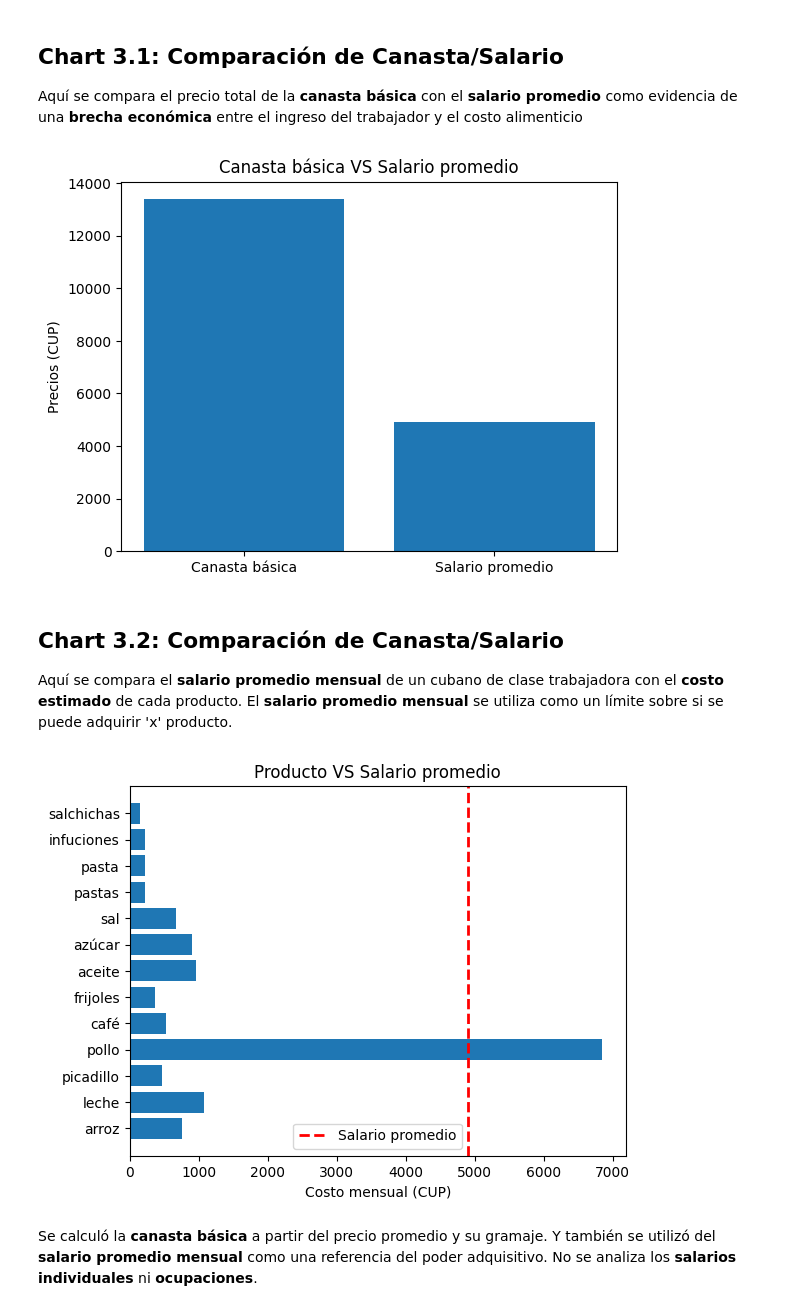
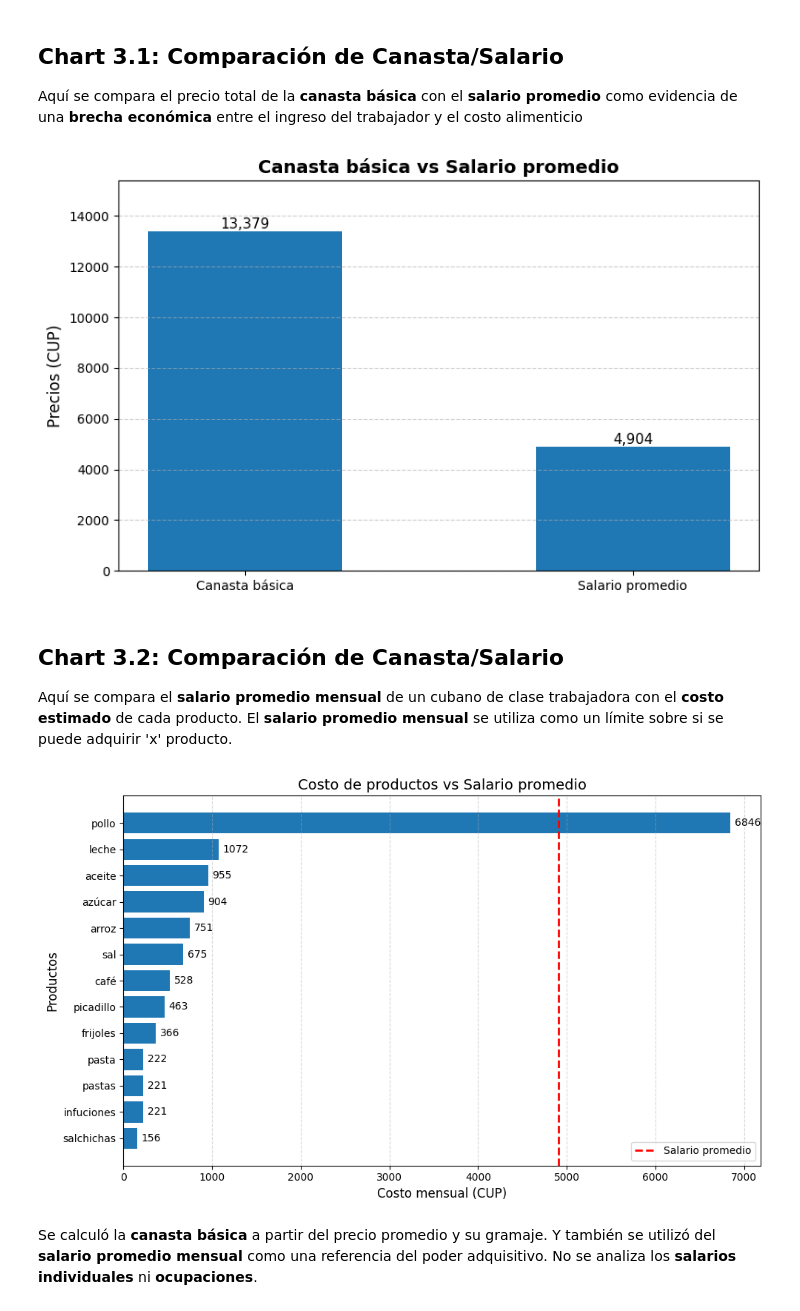
Before and after one commit to L14Npy/project_01, a Jupyter notebook: story.ipynb, the cells around one changed output. Drawn from its saved outputs; the diff is of its cells as text; code cells hidden in the pictures.

```diff
--- a/story.ipynb
+++ b/story.ipynb
@@ -62,17 +131,90 @@ Cada violín muestra la densidad de precios para un producto en especifico, así
 
 Aquí se compara el precio total de la **canasta básica** con el **salario promedio** como evidencia de una **brecha económica** entre el ingreso del trabajador y el costo alimenticio
 # %%
+def ChartCostBasket():
+    labels = ['Canasta básica', 'Salario promedio']
+    values = [CostBasket(), AverageSalarie(1)]
+
+    plt.figure(figsize=(8, 5))
+
+    bars = plt.bar(labels, values, width=0.5)
+
+    plt.title('Canasta básica vs Salario promedio', fontsize=14, fontweight='bold')
+    plt.ylabel('Precios (CUP)', fontsize=12)
+
+    # Rejilla horizontal
+    plt.grid(axis='y', linestyle='--', alpha=0.6)
+
+    # Mostrar valores encima de cada barra
+    for bar in bars:
+        height = bar.get_height()
+        plt.text(
+            bar.get_x() + bar.get_width() / 2,
+            height,
+            f'{height:,.0f}',
+            ha='center',
+            va='bottom',
+            fontsize=11
+        )
+
+    # Ajustar límites para que no queden pegadas al borde
+    plt.ylim(0, max(values) * 1.15)
+
+    plt.tight_layout()
+    plt.show()
+
 ChartCostBasket()
 # %% [output]
-[figure, old version]
+[figure, new version]
 # %% [markdown]
 ## Chart 3.2: Comparación de Canasta/Salario
 
 Aquí se compara el **salario promedio mensual** de un cubano de clase trabajadora con el **costo estimado** de cada producto. El **salario promedio mensual** se utiliza como un límite sobre si se puede adquirir 'x' producto.
 # %%
+def ChartCostBasket2():
+    data = CostBasket2()
+    products = list(data.keys())
+    prices = list(data.values())
+
+    # Ordenar por precio (mejora lectura)
+    products, prices = zip(*sorted(zip(products, prices), key=lambda x: x[1]))
+
+    plt.figure(figsize=(10, 6))
+
+    bars = plt.barh(products, prices)
+
+    # Línea del salario promedio
+    avg_salary = AverageSalarie(1)
+    plt.axvline(
+        x=avg_salary,
+        linestyle='--',
+        linewidth=2,
+        color='red',
+        label='Salario promedio'
+    )
+
+    # Etiquetas de valor en cada barra
+    for bar in bars:
+        width = bar.get_width()
+        plt.text(
+            width + avg_salary * 0.01,
+            bar.get_y() + bar.get_height() / 2,
+            f'{width:.0f}',
+            va='center'
+        )
+
+    plt.title('Costo de productos vs Salario promedio', fontsize=14)
+    plt.xlabel('Costo mensual (CUP)', fontsize=12)
+    plt.ylabel('Productos', fontsize=12)
+
+    plt.grid(axis='x', linestyle='--', alpha=0.5)
+    plt.legend()
+    plt.tight_layout()
+    plt.show()
+
 ChartCostBasket2()
 # %% [output]
-[figure, old version]
+[figure, new version]
 # %% [markdown]
 Se calculó la **canasta básica** a partir del precio promedio y su gramaje. Y también se utilizó del **salario promedio mensual** como una referencia del poder adquisitivo. No se analiza los **salarios individuales** ni **ocupaciones**.
 # %% [markdown]
```
Also changed, not shown: parts of 6 cells of this notebook, 2 other files.
